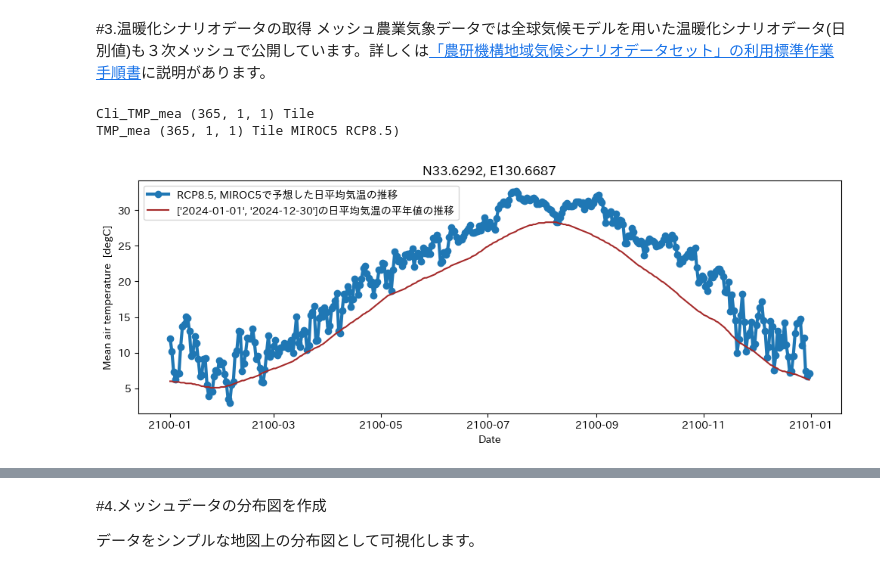
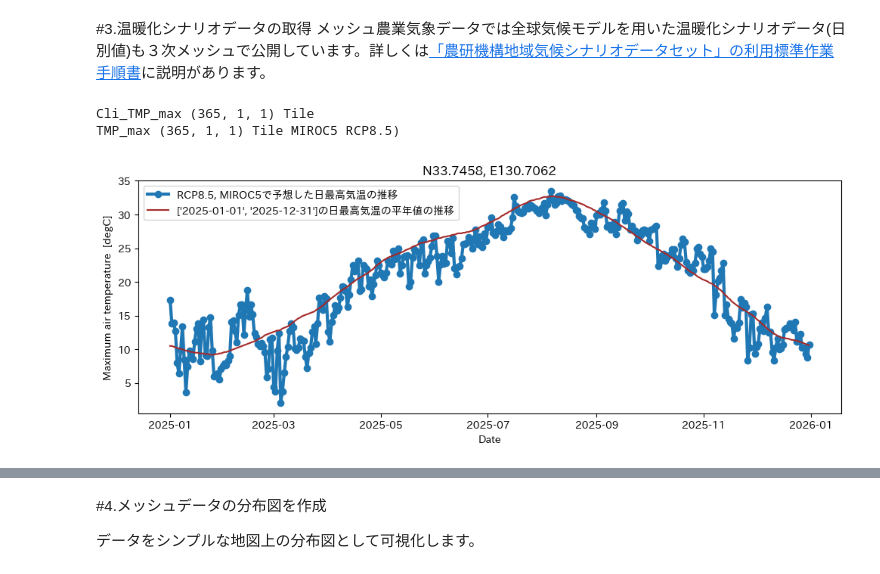
Before and after one commit to 1900690/Agro-Meteorological-Grid-Square-Data, a Jupyter notebook: 1kmメッシュ気象情報.ipynb, the cells around one changed output, grey strips where cells are left out. Saved outputs shown, nothing was run; the diff lists cells and outputs as text; code cells hidden in the pictures.

```diff
--- a/1kmメッシュ気象情報.ipynb
+++ b/1kmメッシュ気象情報.ipynb
@@ -239,7 +239,7 @@ files.download("時別"+欲しい情報+str(f'N{lat[0]:.4f}, E{lon[0]:.4f}')+'.c
 #@markdown ###ほしい情報の種類を指定
 #気象要素記号一覧作成
 yousokigouhist = [['日平均気温', 'TMP_mea'], ['日最高気温', 'TMP_max'], ['日最低気温', 'TMP_min'], ['降水量', 'APCP'], ['全天日射量', 'GSR']]
-欲しい情報 = '日平均気温' #@param ["日平均気温", "日最高気温", "日最低気温", "降水量", "全天日射量"]
+欲しい情報 = '日最高気温' #@param ["日平均気温", "日最高気温", "日最低気温", "降水量", "全天日射量"]
 #リスト（情報名）の中から入力したものと一致するものを検索する
 for i in yousokigouhist:
     if 欲しい情報 in i:
@@ -252,20 +252,20 @@ j = yousokigouhist.index(i)
 nani = yousokigouhist[j][1]
 
 #@markdown ###比較する現在の期間の指定
-初め= '2024-01-01' # @param {type:"date"}
-終わり = '2024-12-30' # @param {type:"date"}
-itsu_now= [初め, 終わり]
+初め現在= '2025-01-01' # @param {type:"date"}
+終わり現在 = '2025-12-31' # @param {type:"date"}
+itsu_now= [初め現在, 終わり現在]
 
 #@markdown ###比較する未来の期間の指定
-初め= '2100-01-01' # @param {type:"date"}
-終わり = '2100-12-31' # @param {type:"date"}
-itsu_future= [初め, 終わり]
+初め未来= '2025-01-01' # @param {type:"date"}
+終わり未来 = '2025-12-31' # @param {type:"date"}
+itsu_future= [初め未来, 終わり未来]
 
 #@markdown ###位置の指定
 
 #@markdown ※６桁あれば十分
-緯度 = 33.6294 # @param {type:"number"}
-経度 = 130.667 # @param {type:"number"}
+緯度 = 33.7487 # @param {type:"number"}
+経度 = 130.703 # @param {type:"number"}
 
 doko= [緯度,緯度,経度,経度]
 
@@ -282,36 +282,36 @@ result
 j = yosokusinario.index(i)
 #要素記号コードの指定（該当行の1列目が都市コード）
 scenario = yosokusinario[j][1]
 
 # 気象データの取得
 model = 'MIROC5'
 
 #@markdown ※予測に使用するモデルは'MIROC5'です。
 
 #設定に基づき平年値を取得
 data, tim, lat, lon = amd.GetMetData(nani, itsu_now, doko, cli=True)
 Tmax = data[:,0,0]
 
 # シナリオデータの取得
 data, tim, lat, lon, nam, uni = amd.GetSceData(nani, itsu_future, doko, model, scenario, namuni=True)
 Tsmax = data[:,0,0]
 
 #設定に基づき平年値を取得
 Th = data[:,0,0]
 lat_sc = lat[0]
 lon_sc = lon[0]
 
 amd.linefig(tim, Tsmax,
       title=f'N{lat[0]:.4f}, E{lon[0]:.4f}',
       ylabel=f'{nam}  [{uni}]',
       llabel=f'{scenario}, {model}'+'で予想した'+str(欲しい情報)+'の推移',
       filename="温暖化予測"+欲しい情報+str(f'N{lat[0]:.4f}, E{lon[0]:.4f}')+'.png',
       ref=Tmax,
       llabelref=str(itsu_now)+'の'+str(欲しい情報)+'の平年値の推移')
 # %% [output]
-Cli_TMP_mea (365, 1, 1) Tile
-TMP_mea (365, 1, 1) Tile MIROC5 RCP8.5)
+Cli_TMP_max (365, 1, 1) Tile
+TMP_max (365, 1, 1) Tile MIROC5 RCP8.5)
-[figure, old version]
+[figure, new version]
 # %%
 #@title グラフをダウンロード
 files.download("温暖化予測"+欲しい情報+str(f'N{lat[0]:.4f}, E{lon[0]:.4f}')+'.png')
```
Also changed, not shown: parts of 1 cell of this notebook.
